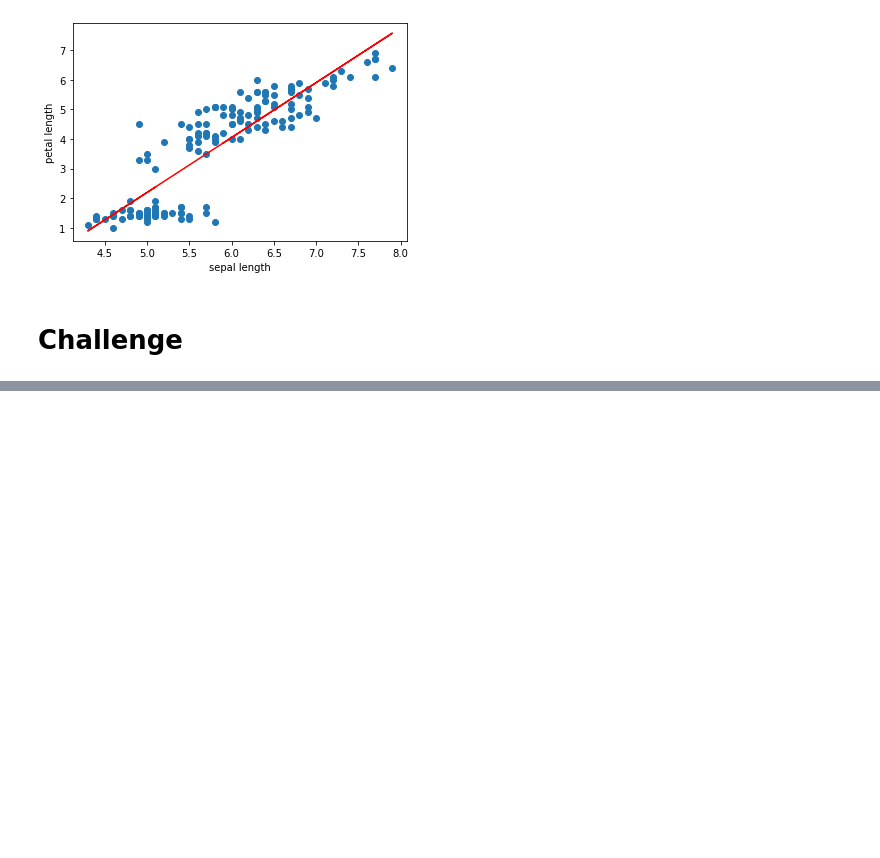
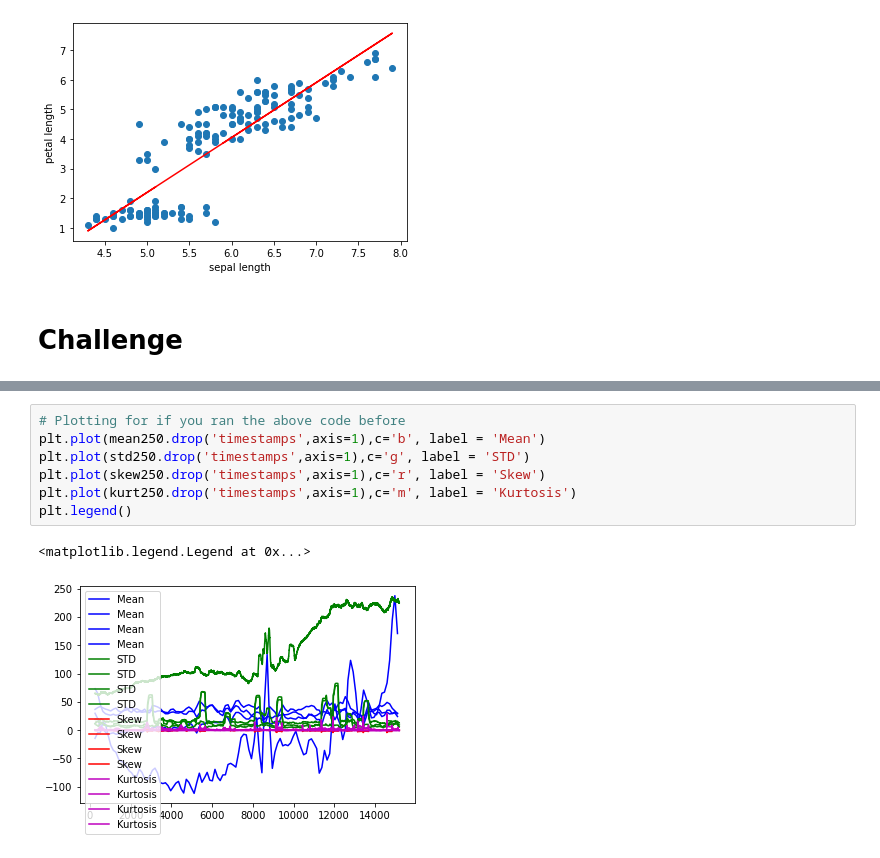
Before and after one commit to cityueegef/gef2021_aiot_exercise_notebooks, a Jupyter notebook: pandas/Pandas_exercise.ipynb, the cells around one changed output, grey strips where cells are left out. Cells and saved outputs as stored; diff of their text form; blank space fills up the shorter version.

```diff
--- a/pandas/Pandas_exercise.ipynb
+++ b/pandas/Pandas_exercise.ipynb
@@ -201,0 +226,10 @@ pd.concat([mean,standev,skew,kurtosis],axis=1).plot()
+# %%
+# Plotting for if you ran the above code before
+plt.plot(mean250.drop('timestamps',axis=1),c='b', label = 'Mean')
+plt.plot(std250.drop('timestamps',axis=1),c='g', label = 'STD')
+plt.plot(skew250.drop('timestamps',axis=1),c='r', label = 'Skew')
+plt.plot(kurt250.drop('timestamps',axis=1),c='m', label = 'Kurtosis')
+plt.legend()
+# %% [output]
+<matplotlib.legend.Legend at 0x...>
+[figure, added]
```
Also changed, not shown: parts of 6 cells of this notebook, 1 other file.
